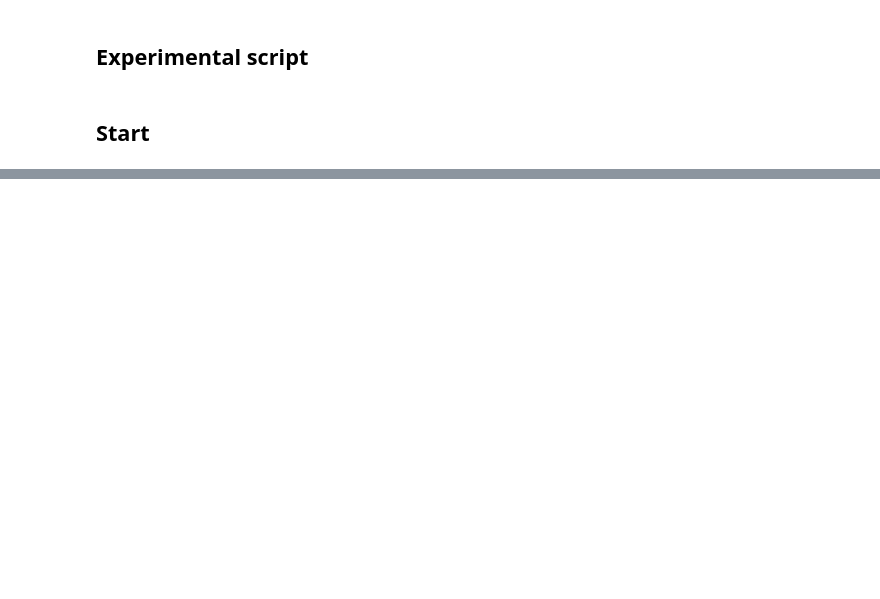
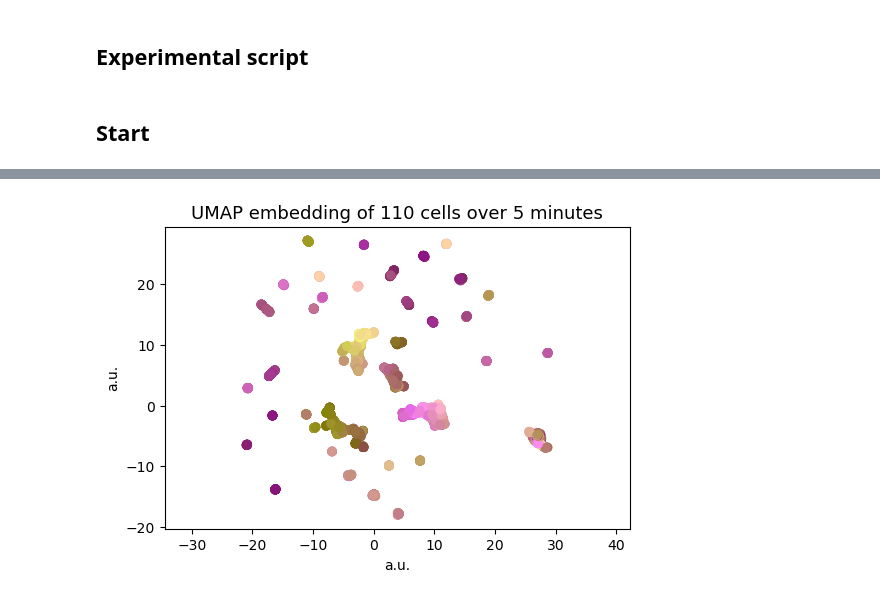
Before and after one commit to jambormike/neurons_dimensionality_reduction, a Jupyter notebook: simulation_and_reduction_random_only.ipynb, the cells around one changed output, grey strips where cells are left out. Drawn from its saved outputs; the diff is of its cells as text; code cells hidden in the pictures; blank space fills up the shorter version.

Commit message:
Update simulation_and_reduction_random_only.ipynb
the experimental script should be finalised here

```diff
--- a/simulation_and_reduction_random_only.ipynb
+++ b/simulation_and_reduction_random_only.ipynb
@@ -393,7 +392,7 @@ def distanceMeasure(coordinates, coordinate_indicies):
 
     locations_copy = locations.copy()
     used_locations = []
-    cumulative_distance = []
+    distances = []
 
     for i in range(len(locations)):
         current_coordinate = locations_copy.pop(0)
@@ -402,10 +401,10 @@ def distanceMeasure(coordinates, coordinate_indicies):
         except IndexError:
             distance = 0
 
-        cumulative_distance.append(distance)
+        distances.append(distance)
         used_locations.append(current_coordinate)
 
-    return cumulative_distance[1:]
+    return distances[1:]
 # %%
 random_real_distance = distanceMeasure(randomMouseLocation, coordinate_indicies)
 random_umap_distance = distanceMeasure(randomUMAP_embedding_transpose, coordinate_indicies)
@@ -441,10 +440,9 @@ def pca_function(randomZscore):
 
     # from sklearn.decomposition import PCA                                               # I don't have to import it here, unlike UMAP
 
-    randomMousePCA = PCA()
-    randomMousePCA.fit(randomZscore)
+    randomMousePCA = PCA(n_components= 2)
+    randomPCA_scores = randomMousePCA.fit_transform(randomZscore)
 
-    randomPCA_scores = randomMousePCA.transform(randomZscore)                           # latent variables\ embedding
 
     return randomPCA_scores
 # %%
@@ -525,0 +577,16 @@ UMAP done
+# %%
+data = master_data_list[6][0][0][3][0].T
+color = master_data_list[6][0][0][0][0]
+
+cells = master_cell_list[6][0]
+# %%
+plt.figure(dpi=100)    # figsize=(width, height)
+plt.scatter(data[:, 0], data[:, 1], c= colormapLocation(color))
+
+plt.title(("UMAP embedding of " + str(n_cells) + " cells over " + str(minutes) + " minutes"), size= 13)
+plt.xlabel("a.u.")
+plt.ylabel("a.u.")
+
+plt.gca().set_aspect('equal', 'datalim')
+# %% [output]
+[figure, added]
```
Also changed, not shown: parts of 20 cells of this notebook.
